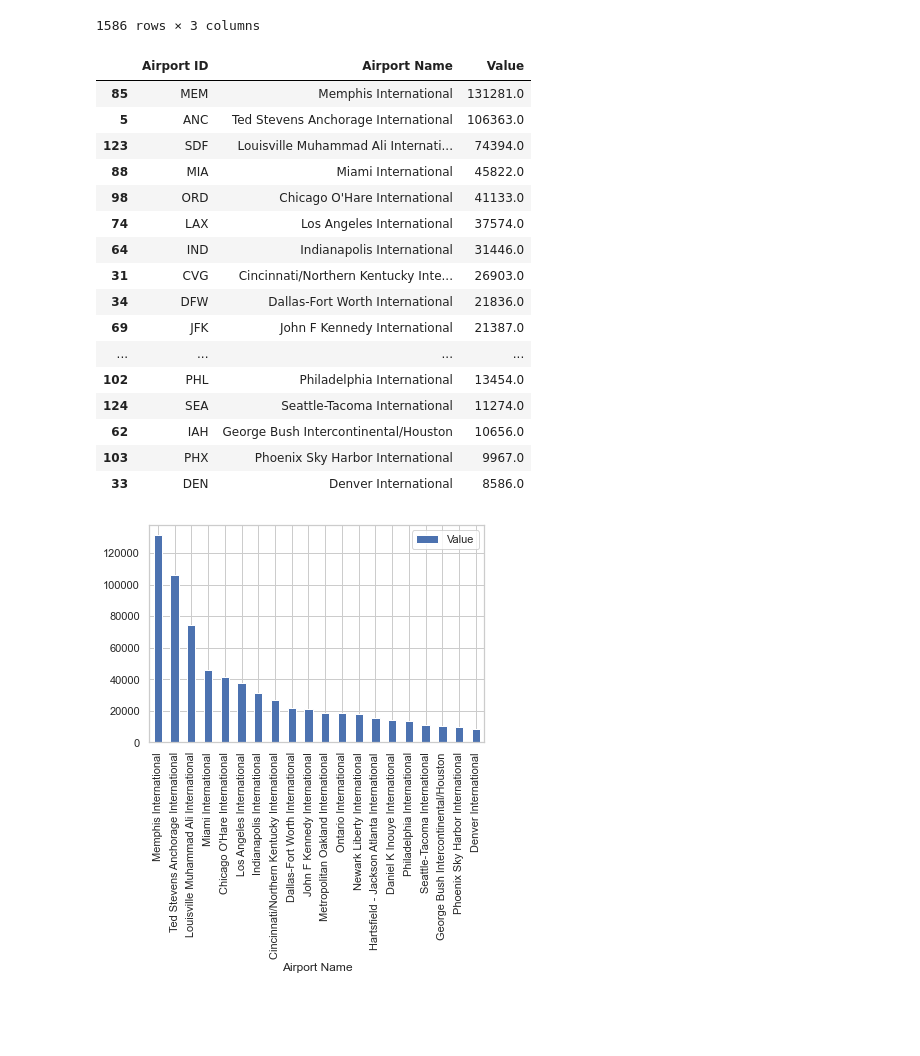
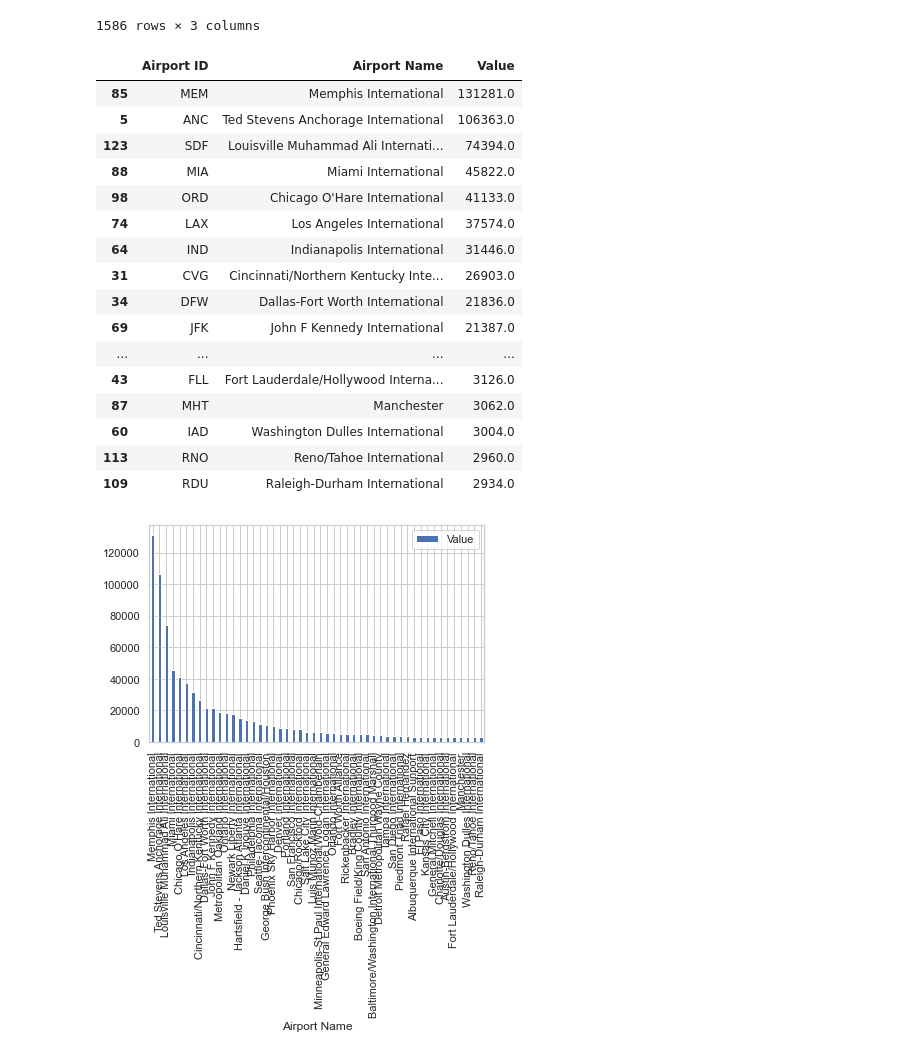
Before and after one commit to tashfeenahmed/Data-Science-Project-Cambridge, a Jupyter notebook: Data Science Project.ipynb, the cells around one changed output. Cells and saved outputs as stored; diff of their text form; code cells hidden in the pictures; blank space fills up the shorter version.

```diff
--- a/Data Science Project.ipynb
+++ b/Data Science Project.ipynb
@@ -336,6 +336,9 @@ Name: longitude_deg, dtype: float64
 def addLatLng(row):
     mylat = airportLocs.loc[airportLocs['iata_code'] == row['Airport ID'], 'latitude_deg'].to_string(index=False)
     mylng = airportLocs.loc[airportLocs['iata_code'] == row['Airport ID'], 'longitude_deg'].to_string(index=False)
+
+    mylat = re.sub(r'(\w+)(?=.*:)', 'http', mylat)
+    mylng = re.sub(r'(\w+)(?=.*:)', 'http', mylng)
     row['Lat'] = mylat
     row['Lng'] = mylng
     return row
@@ -397,8 +381,8 @@ adf2
 # %%
 adfSum = adf.groupby(['Airport ID', 'Airport Name'], as_index=False)['Value'].sum()
 # %%
-topTwenty = adfSum.sort_values(by=['Value'], ascending=False).head(20)
-topTwenty
+topFifty = adfSum.sort_values(by=['Value'], ascending=False).head(50)
+topFifty
 # %% [output]
 |  | Airport ID | Airport Name | Value |
 | 85 | MEM | Memphis International | 131281.0 |
@@ -412,14 +396,14 @@ topTwenty
 | 34 | DFW | Dallas-Fort Worth International | 21836.0 |
 | 69 | JFK | John F Kennedy International | 21387.0 |
 | ... | ... | ... | ... |
-| 102 | PHL | Philadelphia International | 13454.0 |
-| 124 | SEA | Seattle-Tacoma International | 11274.0 |
-| 62 | IAH | George Bush Intercontinental/Houston | 10656.0 |
-| 103 | PHX | Phoenix Sky Harbor International | 9967.0 |
-| 33 | DEN | Denver International | 8586.0 |
+| 43 | FLL | Fort Lauderdale/Hollywood Interna... | 3126.0 |
+| 87 | MHT | Manchester | 3062.0 |
+| 60 | IAD | Washington Dulles International | 3004.0 |
+| 113 | RNO | Reno/Tahoe International | 2960.0 |
+| 109 | RDU | Raleigh-Durham International | 2934.0 |
 # %%
-topTwenty[['Airport Name', 'Value']].plot(x="Airport Name", y="Value", kind = "bar")
+topFifty[['Airport Name', 'Value']].plot(x="Airport Name", y="Value", kind = "bar")
 plt.show()
 # %% [output]
-[figure, old version]
+[figure, new version]
 # %%
```
Also changed, not shown: parts of 10 cells of this notebook.
